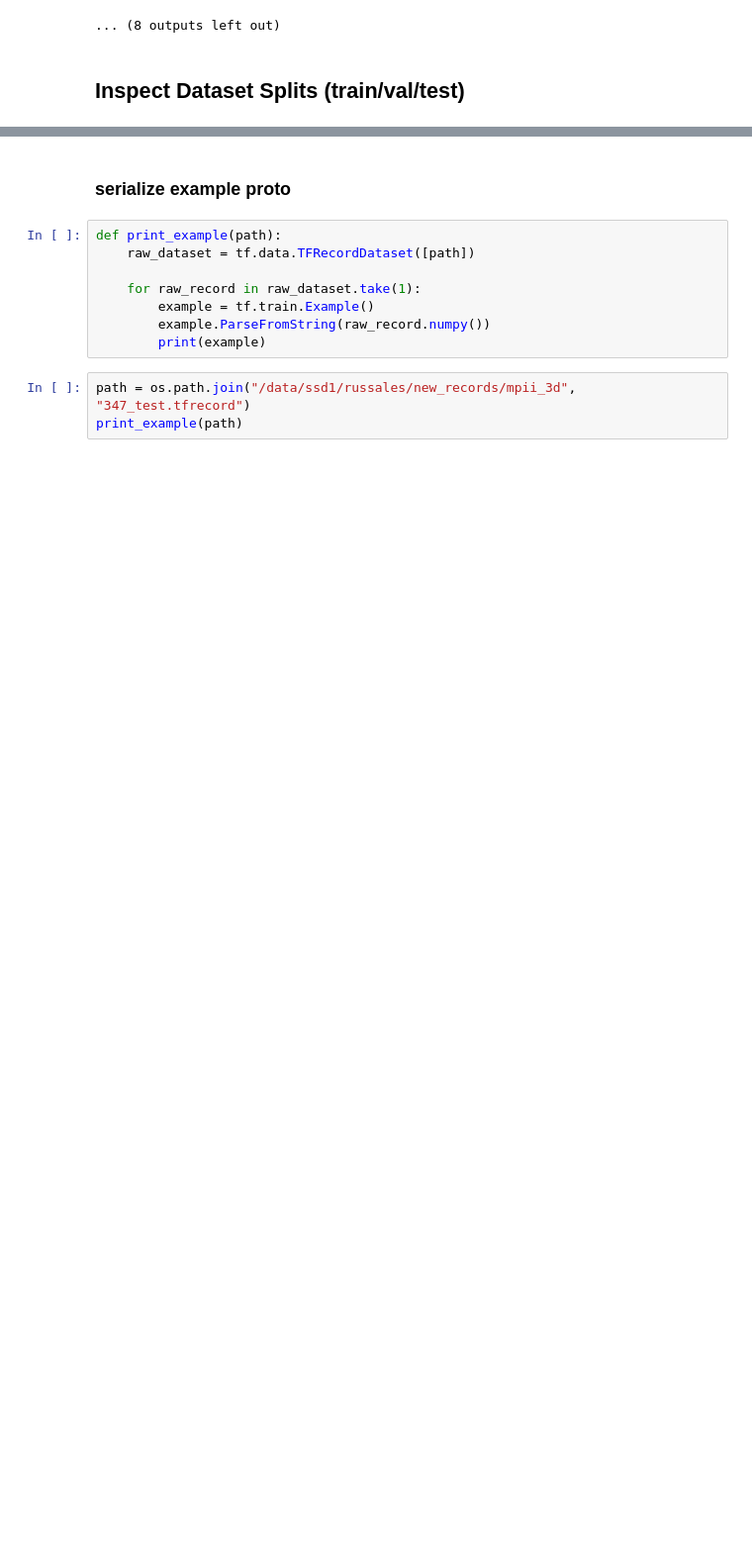
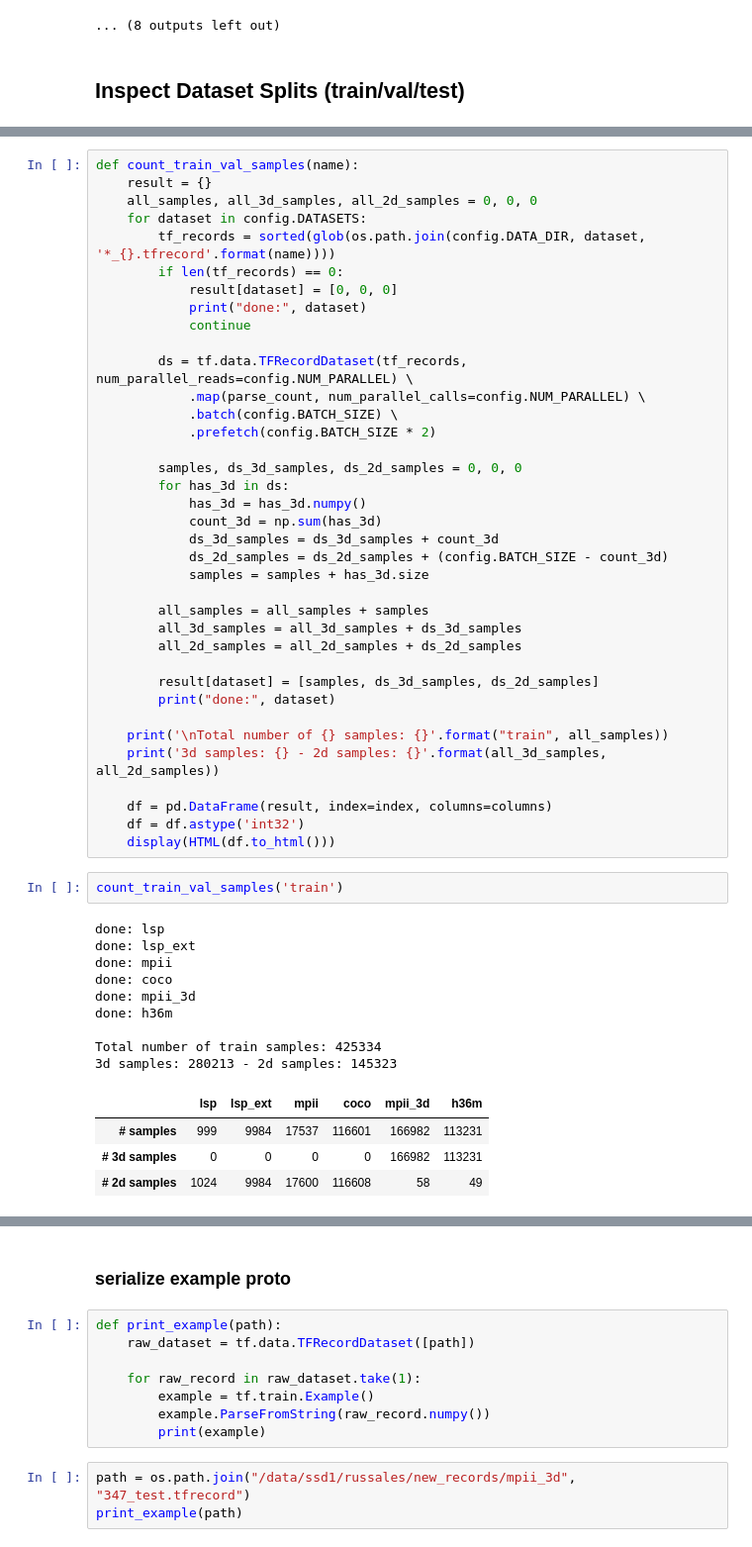
Before and after one commit to russoale/hmr2.0, a Jupyter notebook: notebooks/inspect.ipynb, the cells around one changed output, grey strips where cells are left out. Shown at 99% size. Drawn from its saved outputs; the diff is of its cells as text; blank space fills up the shorter version.

```diff
--- a/notebooks/inspect.ipynb
+++ b/notebooks/inspect.ipynb
@@ -211,0 +138,53 @@ Total number of samples in tf records:  43284
+# %%
+def count_train_val_samples(name):
+    result = {}
+    all_samples, all_3d_samples, all_2d_samples = 0, 0, 0
+    for dataset in config.DATASETS:
+        tf_records = sorted(glob(os.path.join(config.DATA_DIR, dataset, '*_{}.tfrecord'.format(name))))
+        if len(tf_records) == 0:
+            result[dataset] = [0, 0, 0]
+            print("done:", dataset)
+            continue
+
+        ds = tf.data.TFRecordDataset(tf_records, num_parallel_reads=config.NUM_PARALLEL) \
+            .map(parse_count, num_parallel_calls=config.NUM_PARALLEL) \
+            .batch(config.BATCH_SIZE) \
+            .prefetch(config.BATCH_SIZE * 2)
+
+        samples, ds_3d_samples, ds_2d_samples = 0, 0, 0
+        for has_3d in ds:
+            has_3d = has_3d.numpy()
+            count_3d = np.sum(has_3d)
+            ds_3d_samples = ds_3d_samples + count_3d
+            ds_2d_samples = ds_2d_samples + (config.BATCH_SIZE - count_3d)
+            samples = samples + has_3d.size
+
+        all_samples = all_samples + samples
+        all_3d_samples = all_3d_samples + ds_3d_samples
+        all_2d_samples = all_2d_samples + ds_2d_samples
+
+        result[dataset] = [samples, ds_3d_samples, ds_2d_samples]
+        print("done:", dataset)
+
+    print('\nTotal number of {} samples: {}'.format("train", all_samples))
+    print('3d samples: {} - 2d samples: {}'.format(all_3d_samples, all_2d_samples))
+
+    df = pd.DataFrame(result, index=index, columns=columns)
+    df = df.astype('int32')
+    display(HTML(df.to_html()))
+# %%
+count_train_val_samples('train')
+# %% [output]
+done: lsp
+done: lsp_ext
+done: mpii
+done: coco
+done: mpii_3d
+done: h36m
+
+Total number of train samples: 425334
+3d samples: 280213 - 2d samples: 145323
+|  | lsp | lsp_ext | mpii | coco | mpii_3d | h36m |
+| # samples | 999 | 9984 | 17537 | 116601 | 166982 | 113231 |
+| # 3d samples | 0 | 0 | 0 | 0 | 166982 | 113231 |
+| # 2d samples | 1024 | 9984 | 17600 | 116608 | 58 | 49 |
```
Also changed, not shown: parts of 16 cells of this notebook, 10 other files.
